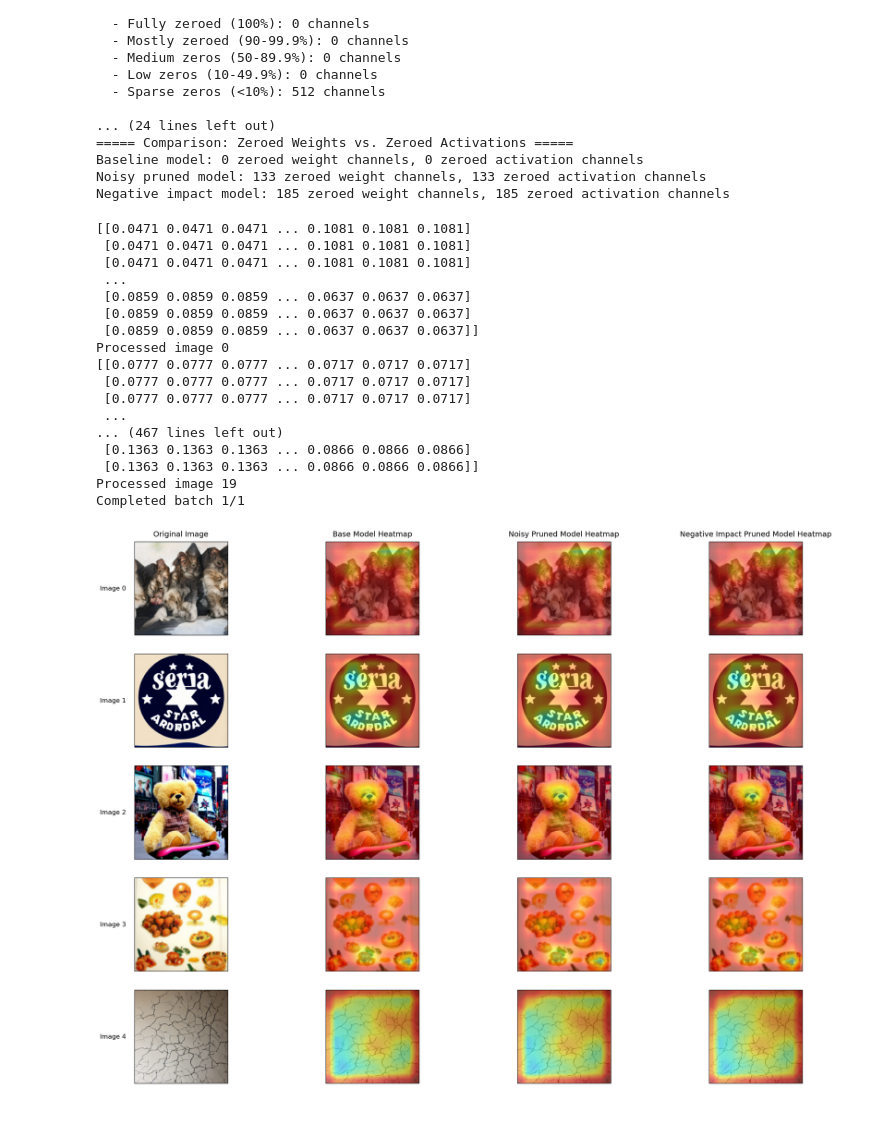
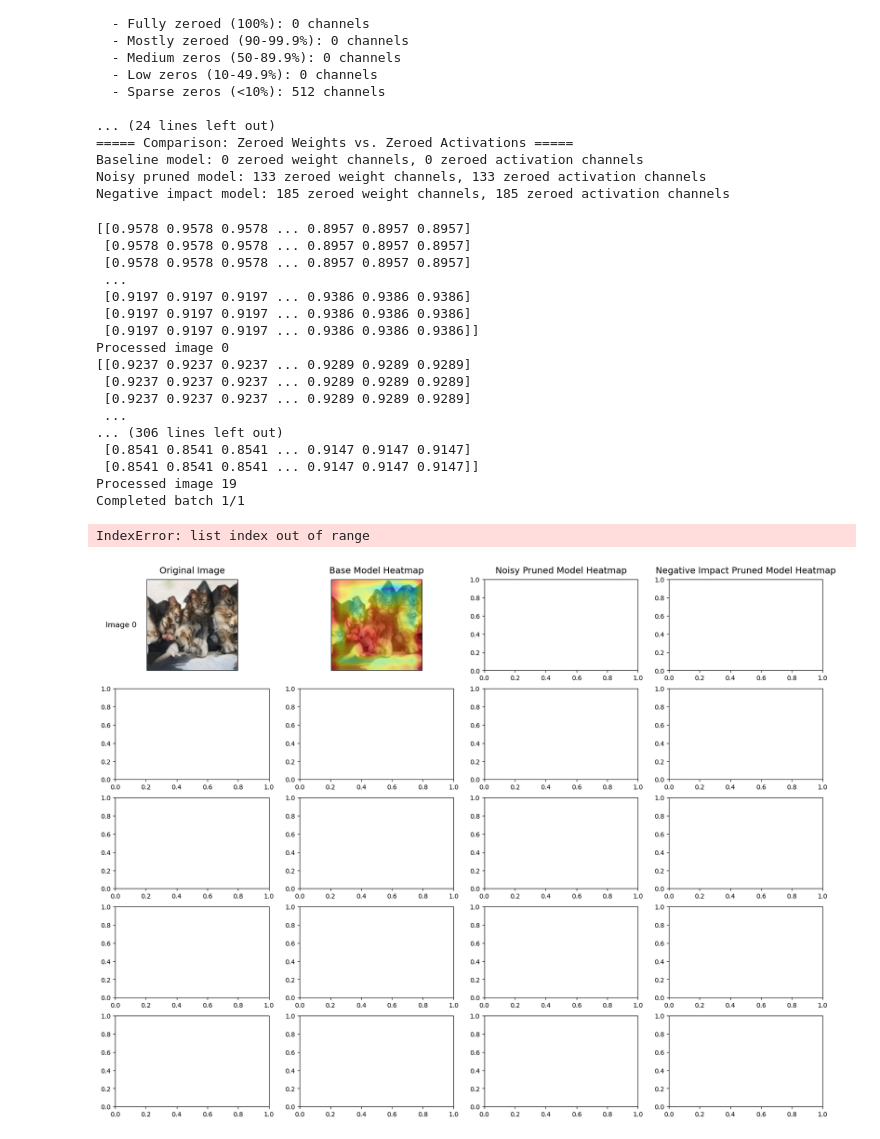
Before and after one commit to icaro-rdp/Internship_project_2025, a Jupyter notebook: VGG-16-heatmaps.ipynb, the cells around one changed output. Saved outputs shown, nothing was run; the diff lists cells and outputs as text; code cells hidden in the pictures.

```diff
--- a/VGG-16-heatmaps.ipynb
+++ b/VGG-16-heatmaps.ipynb
@@ -525,27 +539,27 @@ batch_features_noisy = layer_28_feature_maps_noisy
 batch_features_neg_impact = layer_28_feature_maps_neg_impact
 channel_importance_scores = normalized_importance_scores_sorted_by_index
 
-heatmap_list_base = create_heatmaps_from_dataloader(test_functions_dataloader, batch_features_base, channel_importance_scores, OUTPUT_DIR_BASE)
+heatmap_list_base = create_heatmaps_from_dataloader(test_functions_dataloader, batch_features_base,None,OUTPUT_DIR_BASE)
 
 heatmap_list_noisy = create_heatmaps_from_dataloader(test_functions_dataloader, batch_features_noisy, channel_importance_scores, OUTPUT_DIR_NOISY)
 
-heatmap_list_neg_impact = create_heatmaps_from_dataloader(test_functions_dataloader, batch_features_neg_impact, channel_importance_scores, OUTPUT_DIR_NEG_IMPACT)
+# heatmap_list_neg_impact = create_heatmaps_from_dataloader(test_functions_dataloader, batch_features_neg_impact, channel_importance_scores, OUTPUT_DIR_NEG_IMPACT)
 # %% [output]
-[[0.0471 0.0471 0.0471 ... 0.1081 0.1081 0.1081]
- [0.0471 0.0471 0.0471 ... 0.1081 0.1081 0.1081]
- [0.0471 0.0471 0.0471 ... 0.1081 0.1081 0.1081]
+[[0.9578 0.9578 0.9578 ... 0.8957 0.8957 0.8957]
+ [0.9578 0.9578 0.9578 ... 0.8957 0.8957 0.8957]
+ [0.9578 0.9578 0.9578 ... 0.8957 0.8957 0.8957]
  ...
- [0.0859 0.0859 0.0859 ... 0.0637 0.0637 0.0637]
- [0.0859 0.0859 0.0859 ... 0.0637 0.0637 0.0637]
- [0.0859 0.0859 0.0859 ... 0.0637 0.0637 0.0637]]
+ [0.9197 0.9197 0.9197 ... 0.9386 0.9386 0.9386]
+ [0.9197 0.9197 0.9197 ... 0.9386 0.9386 0.9386]
+ [0.9197 0.9197 0.9197 ... 0.9386 0.9386 0.9386]]
 Processed image 0
-[[0.0777 0.0777 0.0777 ... 0.0717 0.0717 0.0717]
- [0.0777 0.0777 0.0777 ... 0.0717 0.0717 0.0717]
- [0.0777 0.0777 0.0777 ... 0.0717 0.0717 0.0717]
+[[0.9237 0.9237 0.9237 ... 0.9289 0.9289 0.9289]
+ [0.9237 0.9237 0.9237 ... 0.9289 0.9289 0.9289]
+ [0.9237 0.9237 0.9237 ... 0.9289 0.9289 0.9289]
  ...
-... (467 lines left out)
- [0.1363 0.1363 0.1363 ... 0.0866 0.0866 0.0866]
- [0.1363 0.1363 0.1363 ... 0.0866 0.0866 0.0866]]
+... (306 lines left out)
+ [0.8541 0.8541 0.8541 ... 0.9147 0.9147 0.9147]
+ [0.8541 0.8541 0.8541 ... 0.9147 0.9147 0.9147]]
 Processed image 19
 Completed batch 1/1
 # %%
@@ -581,16 +595,13 @@ def display_image_comparison(num_images=5, figsize=(20, 15)):
     folders = [
         'Heatmap_images/original_images/',
         'Heatmap_images/base_model/',
-        'Heatmap_images/noisy_pruned_model/',
-        'Heatmap_images/negative_impact_pruned_model/'
     ]
 
     # Image file patterns
     patterns = [
         'original_img_idx{}.png',
         'heatmap_img_idx{}.png',
-        'heatmap_img_idx{}.png',
-        'heatmap_img_idx{}.png'
+
     ]
 
     # Load and display each image
@@ -604,31 +615,32 @@ def display_image_comparison(num_images=5, figsize=(20, 15)):
 
             # Check if file exists
             if os.path.exists(img_path):
                 try:
                     img = mpimg.imread(img_path)
                     axs[row, col].imshow(img)
                 except Exception as e:
                     axs[row, col].text(0.5, 0.5, f"Error loading image:\n{str(e)}",
                                       ha='center', va='center', color='red')
             else:
                 axs[row, col].text(0.5, 0.5, f"File not found:\n{img_path}",
                                   ha='center', va='center', color='red')
 
             # Turn off axis ticks
             axs[row, col].set_xticks([])
             axs[row, col].set_yticks([])
 
     # Adjust layout
     plt.tight_layout()
     plt.subplots_adjust(top=0.95, wspace=0.1, hspace=0.2)
 
 
     # Show the plot
     plt.show()
 
     # Save the figure (optional)
     # plt.savefig('heatmap_comparison.png', dpi=300, bbox_inches='tight')
 # Call the function to display the images
 display_image_comparison(num_images=5, figsize=(20, 15))
 # %% [output]
+IndexError: list index out of range
-[figure, old version]
+[figure, new version]
```
Also changed, not shown: parts of 2 cells of this notebook, 1 other file.
